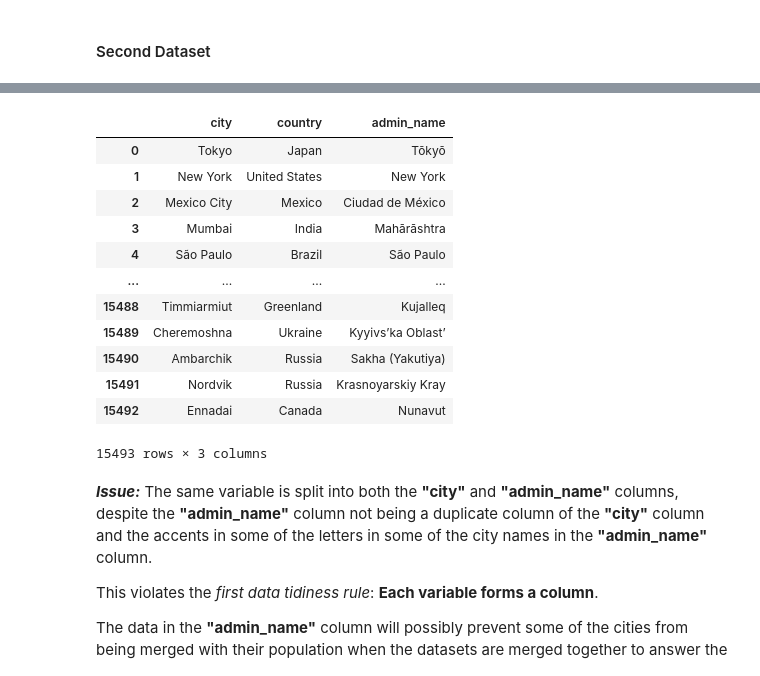
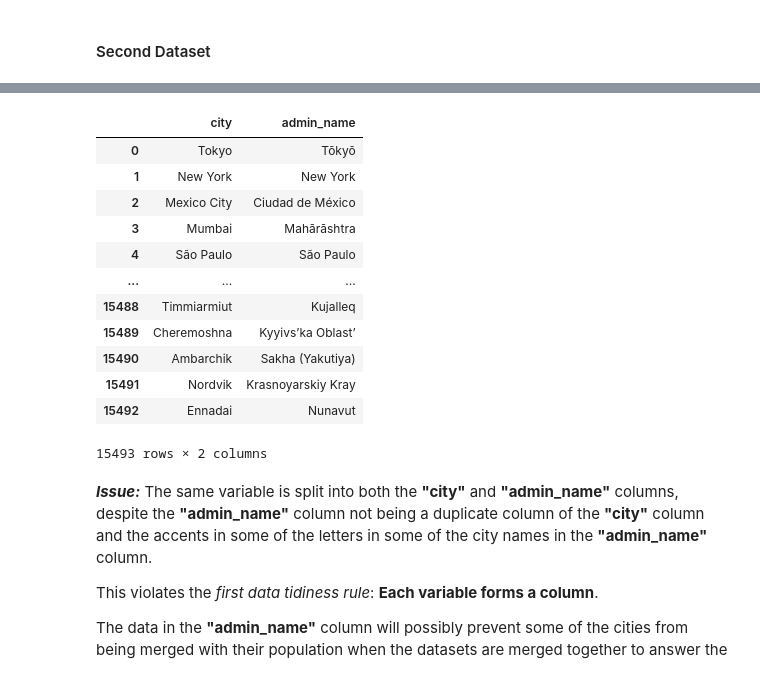
Before and after one commit to jwGitHub9860/Real_World_Data_Wrangling_with_Python, a Jupyter notebook: Data_Wrangling_Project_Starter.ipynb, the cells around one changed output, grey strips where cells are left out. Cells and saved outputs as stored; diff of their text form; code cells hidden in the pictures.

Commit message:
refactor: Refactoring production code
Change code in code cell for first tidiness issue of second dataset in "Tidiness Issue 1" section for "2. Access data" section

```diff
--- a/Data_Wrangling_Project_Starter.ipynb
+++ b/Data_Wrangling_Project_Starter.ipynb
@@ -366,21 +366,21 @@ df_world_cities_dataset.head() # displays first 5 rows of raw data
 | 4 | São Paulo | Sao Paulo | -23.5587 | -46.6250 | Brazil | BR | BRA | São Paulo | admin | 18845000.0 | ... |
 # %%
 #FILL IN - Inspecting the dataframe programmatically
-df_world_cities_dataset[['city', 'country', 'admin_name']] # displays column names and their corresponding data for first 10 rows of "df_world_cities_dataset" dataframe
+df_world_cities_dataset[['city', 'admin_name']] # displays raw data in "city" and "admin_name" columns of second datset
 # %% [output]
-|  | city | country | admin_name |
-| 0 | Tokyo | Japan | Tōkyō |
-| 1 | New York | United States | New York |
-| 2 | Mexico City | Mexico | Ciudad de México |
-| 3 | Mumbai | India | Mahārāshtra |
-| 4 | São Paulo | Brazil | São Paulo |
-| ... | ... | ... | ... |
-| 15488 | Timmiarmiut | Greenland | Kujalleq |
-| 15489 | Cheremoshna | Ukraine | Kyyivs’ka Oblast’ |
-| 15490 | Ambarchik | Russia | Sakha (Yakutiya) |
-| 15491 | Nordvik | Russia | Krasnoyarskiy Kray |
-| 15492 | Ennadai | Canada | Nunavut |
+|  | city | admin_name |
+| 0 | Tokyo | Tōkyō |
+| 1 | New York | New York |
+| 2 | Mexico City | Ciudad de México |
+| 3 | Mumbai | Mahārāshtra |
+| 4 | São Paulo | São Paulo |
+| ... | ... | ... |
+| 15488 | Timmiarmiut | Kujalleq |
+| 15489 | Cheremoshna | Kyyivs’ka Oblast’ |
+| 15490 | Ambarchik | Sakha (Yakutiya) |
+| 15491 | Nordvik | Krasnoyarskiy Kray |
+| 15492 | Ennadai | Nunavut |
-15493 rows × 3 columns
+15493 rows × 2 columns
 # %% [markdown]
 **_Issue:_** The same variable is split into both the **"city"** and **"admin_name"** columns, despite the **"admin_name"** column not being a duplicate column of the **"city"** column and the accents in some of the letters in some of the city names in the **"admin_name"** column.
 
```
Also changed, not shown: parts of 1 cell of this notebook.
